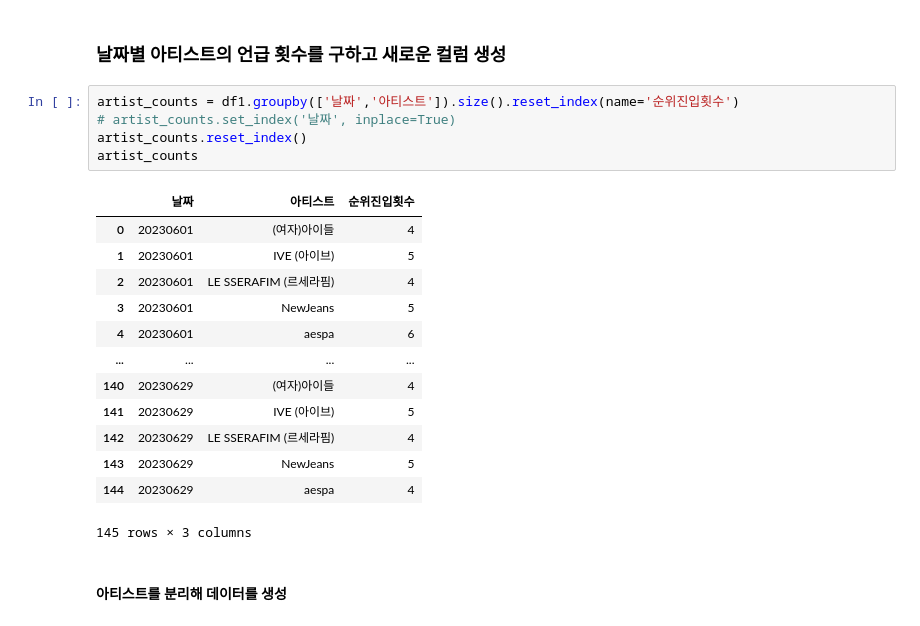
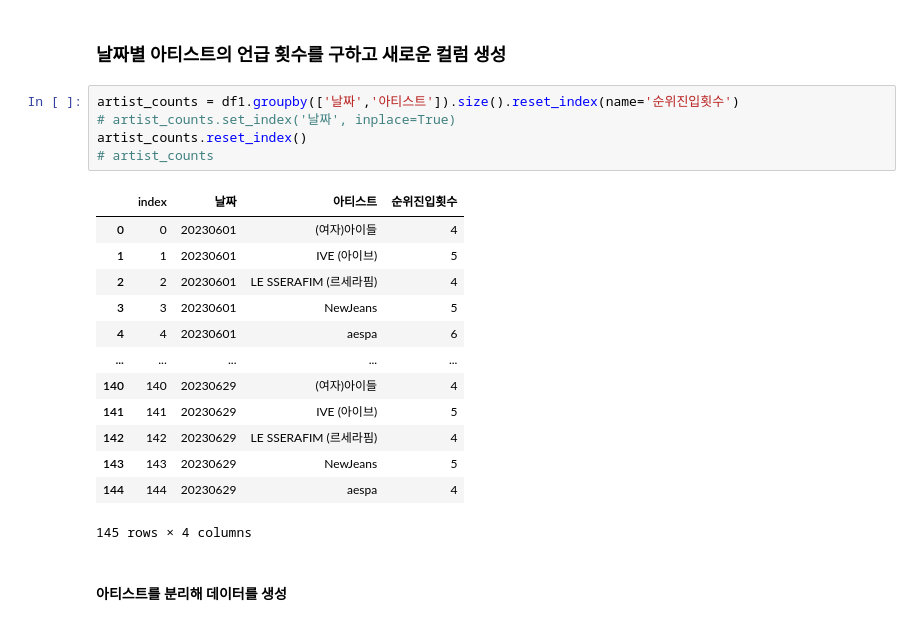
Before and after one commit to jaekim3220/SemiProject2, a Jupyter notebook: main/main2.ipynb, the cells around one changed output. Saved outputs shown, nothing was run; the diff lists cells and outputs as text.

```diff
--- a/main/main2.ipynb
+++ b/main/main2.ipynb
@@ -98,22 +98,22 @@ df1
 # %%
 artist_counts = df1.groupby(['날짜','아티스트']).size().reset_index(name='순위진입횟수')
 # artist_counts.set_index('날짜', inplace=True)
 artist_counts.reset_index()
-artist_counts
+# artist_counts
 # %% [output]
-|  | 날짜 | 아티스트 | 순위진입횟수 |
-| 0 | 20230601 | (여자)아이들 | 4 |
-| 1 | 20230601 | IVE (아이브) | 5 |
-| 2 | 20230601 | LE SSERAFIM (르세라핌) | 4 |
-| 3 | 20230601 | NewJeans | 5 |
-| 4 | 20230601 | aespa | 6 |
-| ... | ... | ... | ... |
-| 140 | 20230629 | (여자)아이들 | 4 |
-| 141 | 20230629 | IVE (아이브) | 5 |
-| 142 | 20230629 | LE SSERAFIM (르세라핌) | 4 |
-| 143 | 20230629 | NewJeans | 5 |
-| 144 | 20230629 | aespa | 4 |
+|  | index | 날짜 | 아티스트 | 순위진입횟수 |
+| 0 | 0 | 20230601 | (여자)아이들 | 4 |
+| 1 | 1 | 20230601 | IVE (아이브) | 5 |
+| 2 | 2 | 20230601 | LE SSERAFIM (르세라핌) | 4 |
+| 3 | 3 | 20230601 | NewJeans | 5 |
+| 4 | 4 | 20230601 | aespa | 6 |
+| ... | ... | ... | ... | ... |
+| 140 | 140 | 20230629 | (여자)아이들 | 4 |
+| 141 | 141 | 20230629 | IVE (아이브) | 5 |
+| 142 | 142 | 20230629 | LE SSERAFIM (르세라핌) | 4 |
+| 143 | 143 | 20230629 | NewJeans | 5 |
+| 144 | 144 | 20230629 | aespa | 4 |
-145 rows × 3 columns
+145 rows × 4 columns
 # %% [markdown]
 #### 아티스트를 분리해 데이터를 생성
 # %%
```
Also changed, not shown: parts of 9 cells of this notebook, 1 other file.
